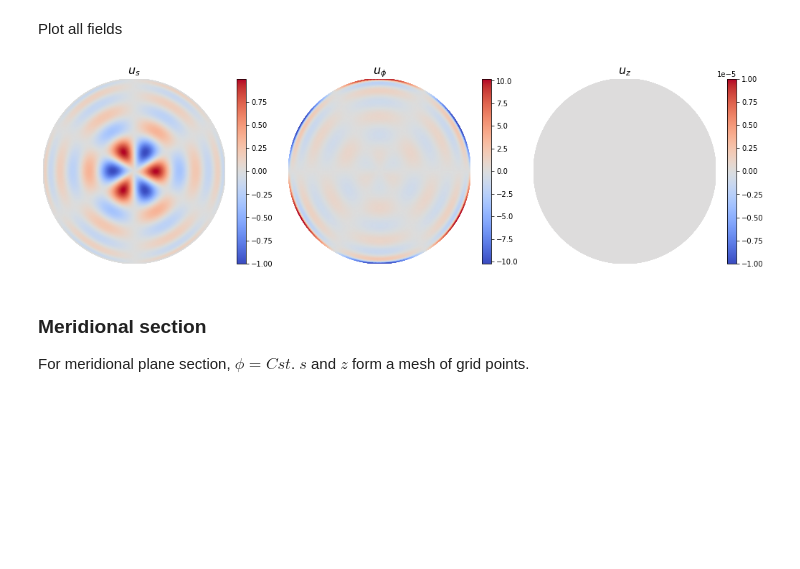
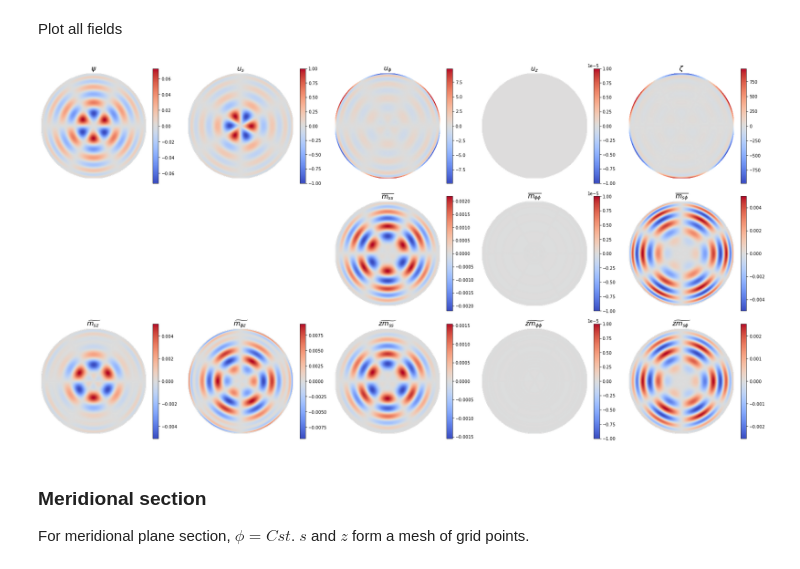
Before and after one commit to GentleMin/PlesioGeostroPy, a Jupyter notebook: Eigen_Post.ipynb, the cells around one changed output. Drawn from its saved outputs; the diff is of its cells as text; code cells hidden in the pictures; blank space fills up the shorter version.

```diff
--- a/Eigen_Post.ipynb
+++ b/Eigen_Post.ipynb
@@ -665,5 +730,5 @@ eig_vals_classes
 # %%
-class_idx, mode_idx = 0, 5
+class_idx, mode_idx = 1, 0
 eigval = eig_vals_classes[class_idx][mode_idx]
 eigvec = eig_vecs_classes[class_idx][:, mode_idx]
 
@@ -704,5 +769,5 @@ phase = -np.angle(eigmode_eval["Psi"][max_idx])
 # phase_diff = -np.pi/12
 # phase_factor = np.exp(1j*(phase + phase_diff))
 p_diff = - np.pi/12
-phase_factor = np.exp(1j*(phase + 3*p_diff))
+phase_factor = np.exp(1j*(phase + 5*p_diff))
 # %%
@@ -762,7 +842,7 @@ For Equatorial plane section, $z=0$. $s$ and $p$ form a mesh of grid points.
 # %%
 z_cst = 0
 s_array = np.linspace(0, 1, num=100)
-# xi_array, _ = specfun.roots_chebyt(100)
+xi_array, _ = specfun.roots_chebyt(100)
 s_array = np.r_[0, np.sqrt((1 + xi_array)/2), 1]
 p_array = np.linspace(0, 2*np.pi, num=400)
 # %% [markdown]
@@ -773,7 +853,7 @@ def calc_field_equatorial(fname, field_f):
     S_tmp, N_tmp = np.meshgrid(s_array, np.arange(field_nrange[fname]), indexing='ij')
     eval_tmp = field_f(S_tmp, 0., z_cst, N_tmp, *[vec for vec in eigvec])
     if np.array(eval_tmp).ndim == 0:
-        return eval_tmp*np.ones_like(S_mesh[...,0])
+        return eval_tmp*np.ones_like(S_tmp[...,0])
     eval_tmp[np.isnan(eval_tmp)] = 0.
     eval_rad = np.sum(eval_tmp, axis=-1)
     eval_azm = np.exp(1j*physical_params[xpd.m]*p_array)
@@ -798,21 +878,33 @@ Plot all fields
 #                [None, None, None, None],
 #                [None, None, None, None],
 #                [None, None, None, r"$\zeta$"]]
+plot_fields = [
+    ["Psi", "U_s", "U_p", "U_z", "Zeta"],
+    [None, None, "Mss", "Mpp", "Msp"],
+    ["Msz", "Mpz", "zMss", "zMpp", "zMsp"],
+    # [None, None, "Bs_e", "Bp_e", "Bz_e"]
+]
+plot_fnames = [
+    [r"$\psi$", r"$u_s$", r"$u_\phi$", r"$u_z$", r"$\zeta$"],
+    [None, None, r"$\overline{m_{ss}}$", r"$\overline{m_{\phi\phi}}$", r"$\overline{m_{s\phi}}$"],
+    [r"$\widetilde{m_{sz}}$", r"$\widetilde{m_{\phi z}}$", r"$\widetilde{zm_{ss}}$", r"$\widetilde{zm_{\phi\phi}}$", r"$\widetilde{zm_{s\phi}}$"],
+    # [None, None, r"b_s^e", r"b_\phi^e", r"b_z^e"]
+]
 # plot_fields = [[ "Psi", "U_s", "U_p"],
 #                ["Zeta", "F_ext", None]]
 # plot_fnames = [[None, r"$u_s$", r"$u_\phi$"],
 #                [r"$\zeta$", r"$F_\mathrm{Lorentz}$", None],]
-plot_fields = [['U_s', 'U_p', 'U_z'],]
-plot_fnames = [[r"$u_s$", r"$u_\phi$", "$u_z$"],]
+# plot_fields = [['U_s', 'U_p', 'U_z'],]
+# plot_fnames = [[r"$u_s$", r"$u_\phi$", "$u_z$"],]
 rotate_us_max = True
 if rotate_us_max:
     phi_rotate = p_array[np.unravel_index(np.argmax(np.real(eigmode_eval['U_s'])), eigmode_eval['U_s'].shape)[0]]
 S_mesh, P_mesh = np.meshgrid(s_array, p_array - phi_rotate)
 X_mesh, Y_mesh = S_mesh*np.cos(P_mesh), S_mesh*np.sin(P_mesh)
 
-# save_name = "./out/eigen/Poloidal_Dipole/Reduced/mode-s_equatorial_m1n3_fast"
-# save_name = "./out/eigen/Poloidal_Dipole/Transformed_ext/mode-s_equatorial_m3n5"
-save_name = None
+save_name = "./out/eigen/S1_std/Canonical/Mode_ideal_equa_Le1e-4_m3-i6_PGC-3DLu2e+4_special.png"
+# save_name = "./out/eigen/Poloidal_Dipole/Transformed_ext/mode-s_equatorial_m1n3_slow_dragl"
+# save_name = None
 override = False
 
 # max_norm = max([np.abs(np.real(eigmode_eval[plot_fields[i_r][i_c]])).max()
@@ -827,36 +919,40 @@ axes = np.atleast_2d(axes)
 
 for i_r in range(nrows):
     for i_c in range(ncols):
         fname = plot_fields[i_r][i_c]
         ax = axes[i_r][i_c]
         if fname is None:
             ax.remove()
             continue
         if np.abs(np.real(eigmode_eval[fname])/max_norm).max() > 1e-5:
             cm = ax.pcolormesh(X_mesh, Y_mesh, np.real(eigmode_eval[fname])/max_norm, shading="gouraud", cmap="coolwarm")
             plt.colorbar(cm, ax=ax)
         else:
             cm = ax.pcolormesh(X_mesh, Y_mesh, np.real(eigmode_eval[fname])/max_norm, shading="gouraud", cmap="coolwarm", vmin=-1e-5, vmax=+1e-5)
             plt.colorbar(cm, ax=ax)
-        if fname in core.pgvar._field_names:
+
+        if plot_fnames[i_r][i_c] is not None:
+            ax.set_title(plot_fnames[i_r][i_c], fontsize=16)
+        elif fname in core.pgvar._field_names:
             ax.set_title(r'$%s$' % (core.pgvar[fname].name,), fontsize=16)
         else:
-            ax.set_title(plot_fnames[i_r][i_c], fontsize=16)
+            ax.set_title(fname, fontsize=16)
         # ax.axis("equal")
         ax.set_xlim([-1, 1])
         ax.set_ylim([-1, 1])
+        ax.set_aspect('equal', 'box')
         ax.axis("off")
 
 plt.tight_layout()
 if save_name is not None:
     if os.path.exists(save_name + '.png') and not override:
         print("File exists... aborting...")
     else:
         plt.savefig(save_name + '.png', format="png", dpi=150, bbox_inches="tight")
 
 plt.show()
 # %% [output]
-[figure, old version]
+[figure, new version]
 # %% [markdown]
 ### Meridional section
 
```
Also changed, not shown: parts of 60 cells of this notebook, 1 other file.
